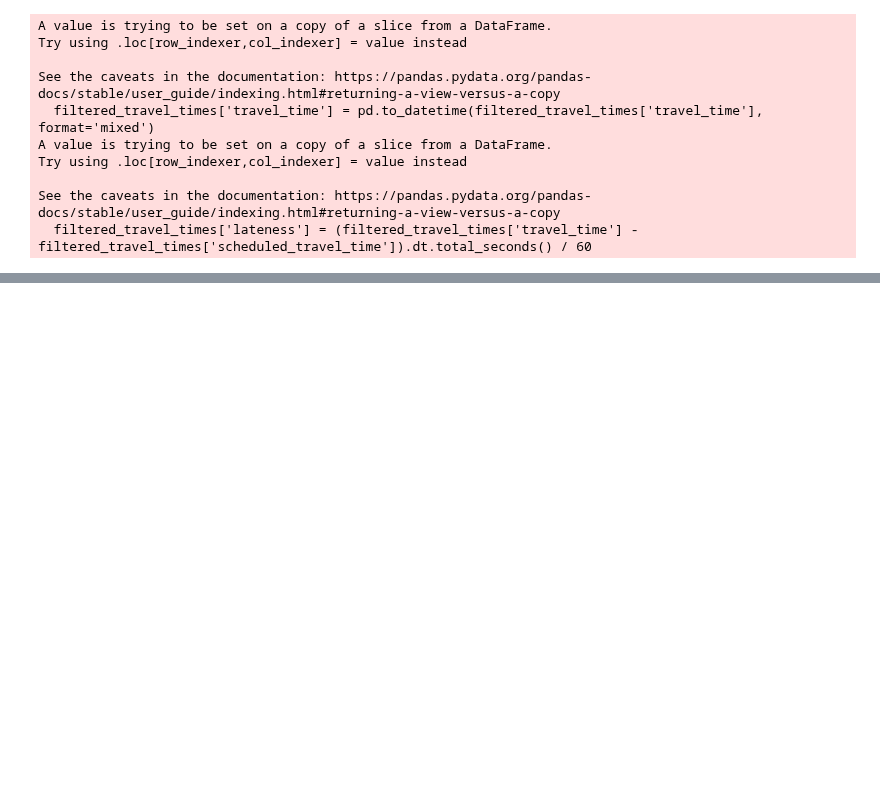
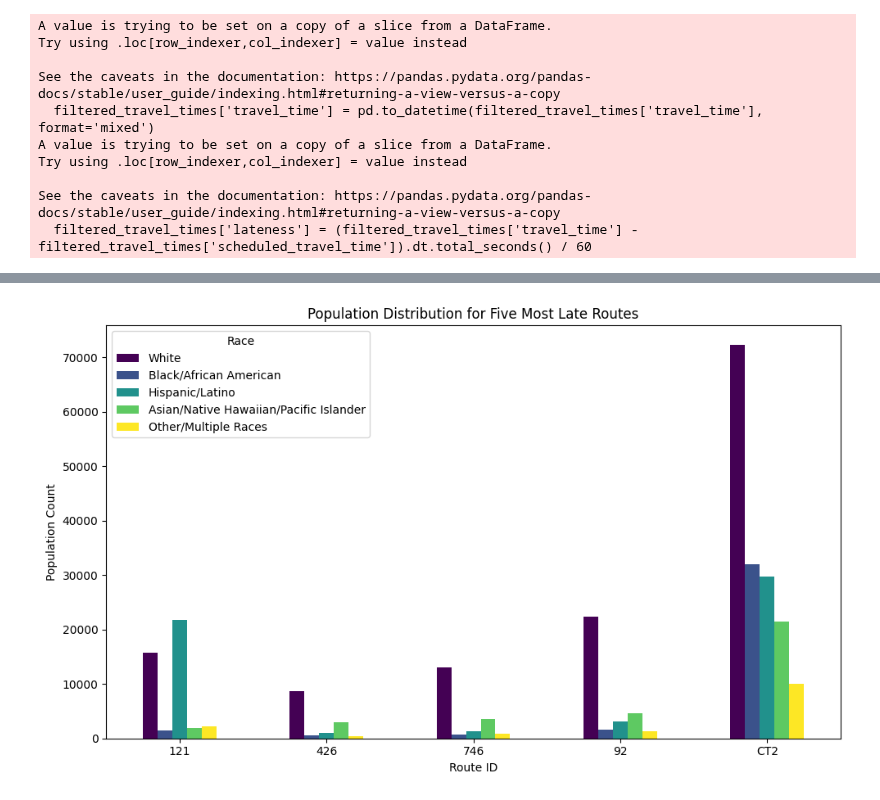
Before and after one commit to BU-Spark/ds-boston-transit-performance, a Jupyter notebook: fa23-team-c/baseques_visual.ipynb, the cells around one changed output, grey strips where cells are left out. Drawn from its saved outputs; the diff is of its cells as text; code cells hidden in the pictures; blank space fills up the shorter version.

Commit message:
added visualizations to notebook

```diff
--- a/fa23-team-c/baseques_visual.ipynb
+++ b/fa23-team-c/baseques_visual.ipynb
@@ -75,0 +72,10 @@ print(neighborhoods_least_late_list.intersection(neighborhoods_most_late_list))
+# %%
+most_late_routes_data = routes_to_neighborhoods[routes_to_neighborhoods['route_id'].isin(most_late_route_ids)].copy()
+most_late_routes_data = most_late_routes_data.drop(columns='stop_id')
+most_late_routes_data['neighborhood'] = most_late_routes_data['neighborhood'].apply(eval)
+most_late_routes_data['neighborhood'] = most_late_routes_data['neighborhood'].apply(lambda x: list(set(x)))
+
+least_late_routes_data = routes_to_neighborhoods[routes_to_neighborhoods['route_id'].isin(least_late_route_ids)].copy()
+least_late_routes_data = least_late_routes_data.drop(columns='stop_id')
+least_late_routes_data['neighborhood'] = least_late_routes_data['neighborhood'].apply(eval)
+least_late_routes_data['neighborhood'] = least_late_routes_data['neighborhood'].apply(lambda x: list(set(x)))
@@ -75,0 +98,10 @@ print(neighborhoods_least_late_list.intersection(neighborhoods_most_late_list))
+# %%
+census_data = pd.read_csv('data/census_data.csv', skiprows=1)
+# %%
+census_data = census_data.rename(columns={'White alone': 'White',
+                     'Black or African American alone': 'Black/African American',
+                     'Hispanic or Latino': 'Hispanic/Latino',
+                     'Asian, Native Hawaiian and Pacific Islander alone, all ages': 'Asian/Native Hawaiian/Pacific Islander',
+                     'Other Races or Multiple Races,  all ages': 'Other/Multiple Races'})
+
+columns_interested = ['White', 'Black/African American', 'Hispanic/Latino', 'Asian/Native Hawaiian/Pacific Islander', 'Other/Multiple Races', 'College/University student housing']
@@ -75,0 +118,10 @@ print(neighborhoods_least_late_list.intersection(neighborhoods_most_late_list))
+# %%
+def calculate_sum(route_neighborhoods, column):
+    total_sum = 0
+    filtered_census_data = census_data[census_data['field concept'].apply(lambda x: any(neigh in x for neigh in route_neighborhoods))]
+    total_sum += filtered_census_data[column].sum()
+    return total_sum
+
+for column in columns_interested:
+    most_late_routes_data[column] = most_late_routes_data['neighborhood'].apply(lambda x: calculate_sum(x, column))
+    least_late_routes_data[column] = least_late_routes_data['neighborhood'].apply(lambda x: calculate_sum(x, column))
@@ -75,0 +146,14 @@ print(neighborhoods_least_late_list.intersection(neighborhoods_most_late_list))
+# %%
+most_late_race_data = most_late_routes_data[['route_id', 'White', 'Black/African American', 'Hispanic/Latino', 'Asian/Native Hawaiian/Pacific Islander', 'Other/Multiple Races']]
+most_late_race_data.set_index('route_id', inplace=True)
+
+most_late_race_data.plot(kind='bar', figsize=(10,6), colormap='viridis')
+plt.xlabel('Route ID')
+plt.ylabel('Population Count')
+plt.title('Population Distribution for Five Most Late Routes')
+plt.legend(title='Race')
+plt.xticks(rotation=0)
+plt.tight_layout()
+plt.show()
+# %% [output]
+[figure, added]
```
Also changed, not shown: parts of 9 cells of this notebook, 1 other file.
